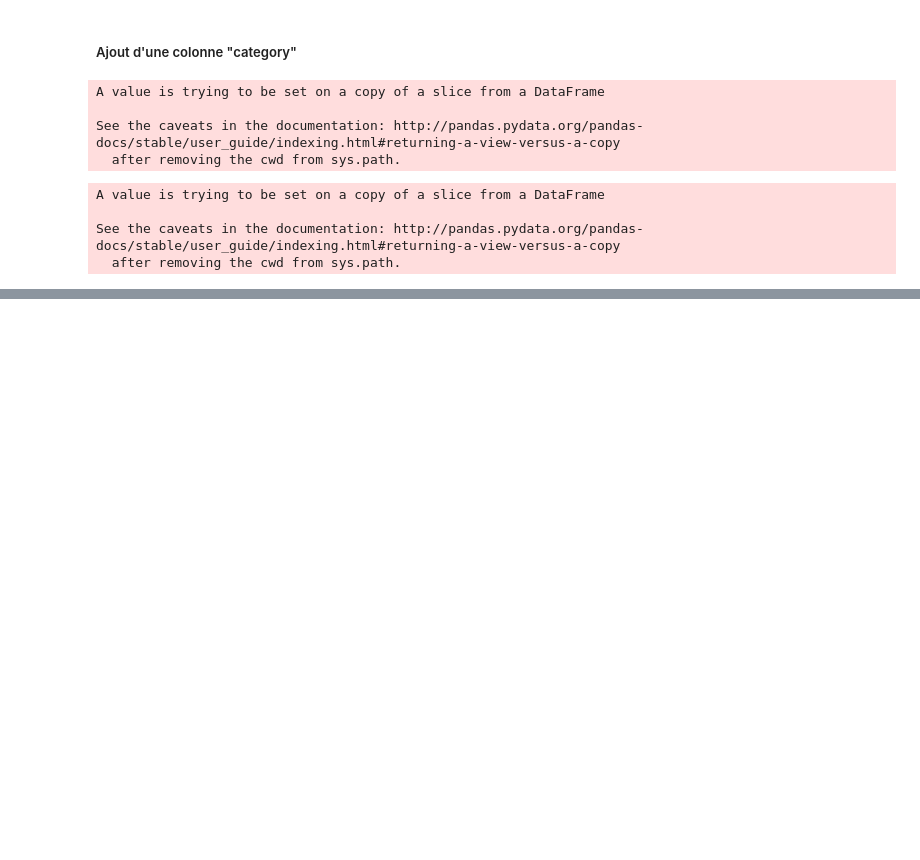
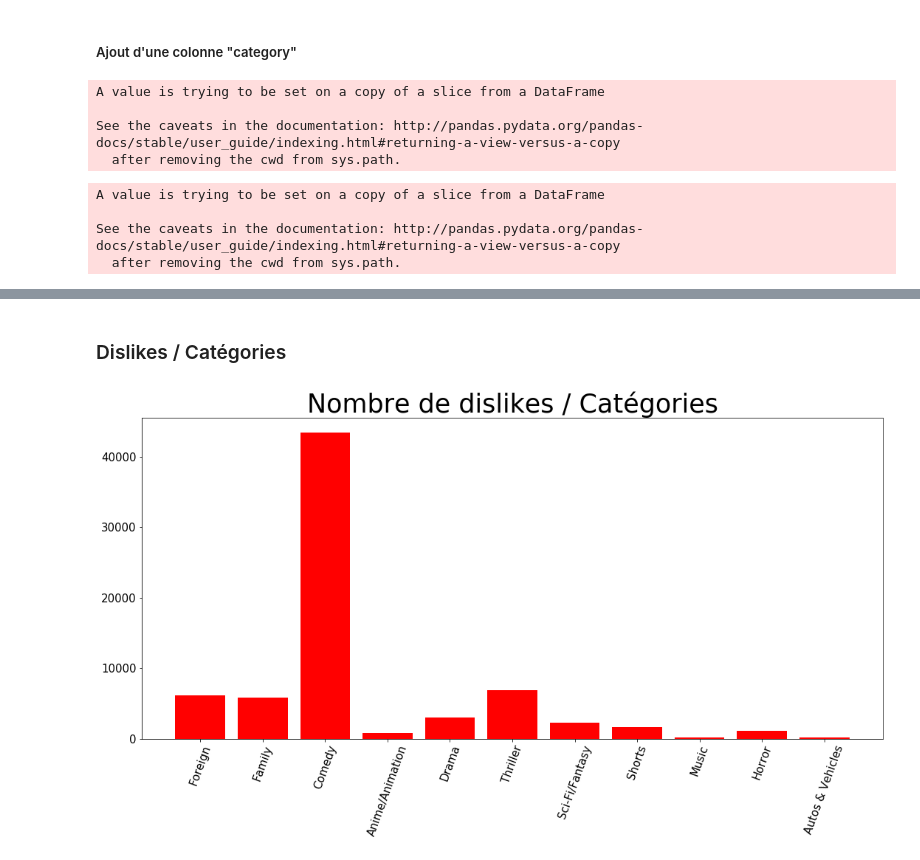
Before and after one commit to DROMZEE/Youtube-Predictor, a Jupyter notebook: projet_fred.ipynb, the cells around one changed output, grey strips where cells are left out. Saved outputs shown, nothing was run; the diff lists cells and outputs as text; code cells hidden in the pictures; blank space fills up the shorter version.

```diff
--- a/projet_fred.ipynb
+++ b/projet_fred.ipynb
@@ -145,0 +163,14 @@ data_fr.pivot_table(index="category", values="views" , aggfunc=np.sum)
+# %% [markdown]
+### Dislikes / Catégories
+# %%
+plt.figure(figsize=(18,8))
+
+plt.bar(df["category"], df["dislikes"], color="r")
+plt.xticks(rotation=70, size=15)
+plt.yticks(size=15)
+
+plt.title("Nombre de dislikes / Catégories", size=35)
+
+plt.show()
+# %% [output]
+[figure, added]
```
Also changed, not shown: parts of 28 cells of this notebook, 1 other file.
